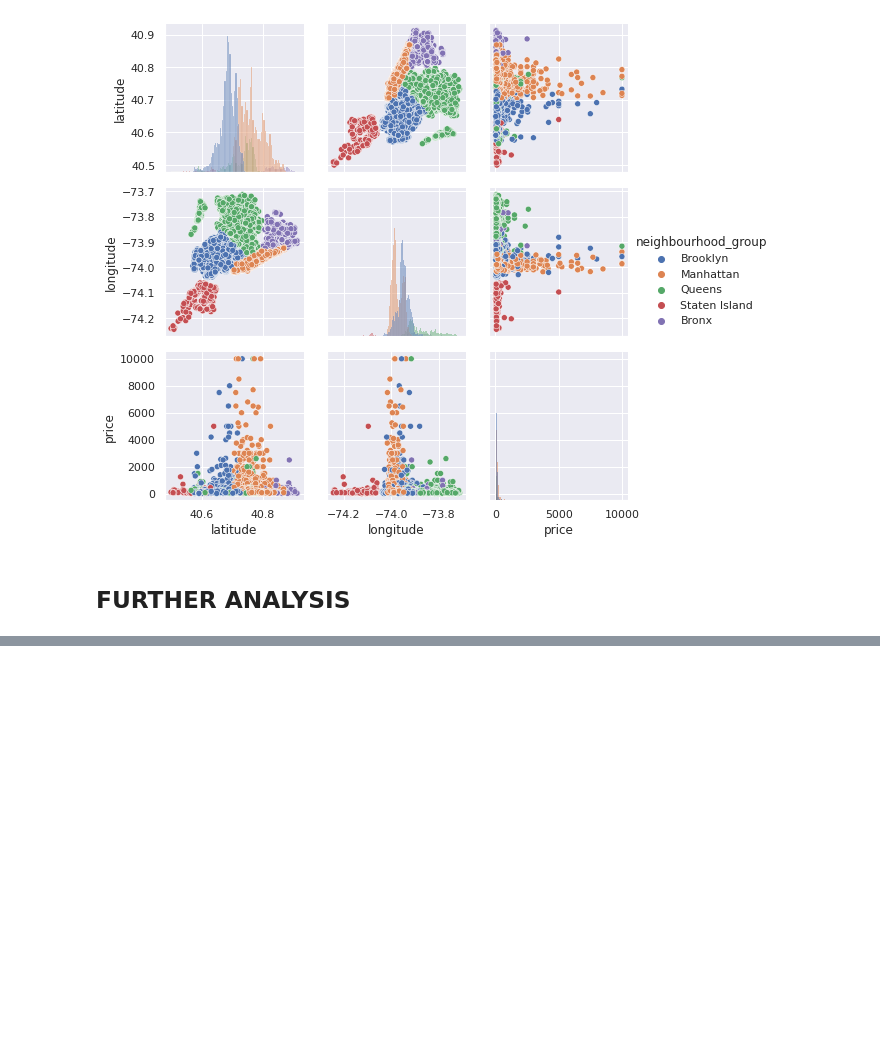
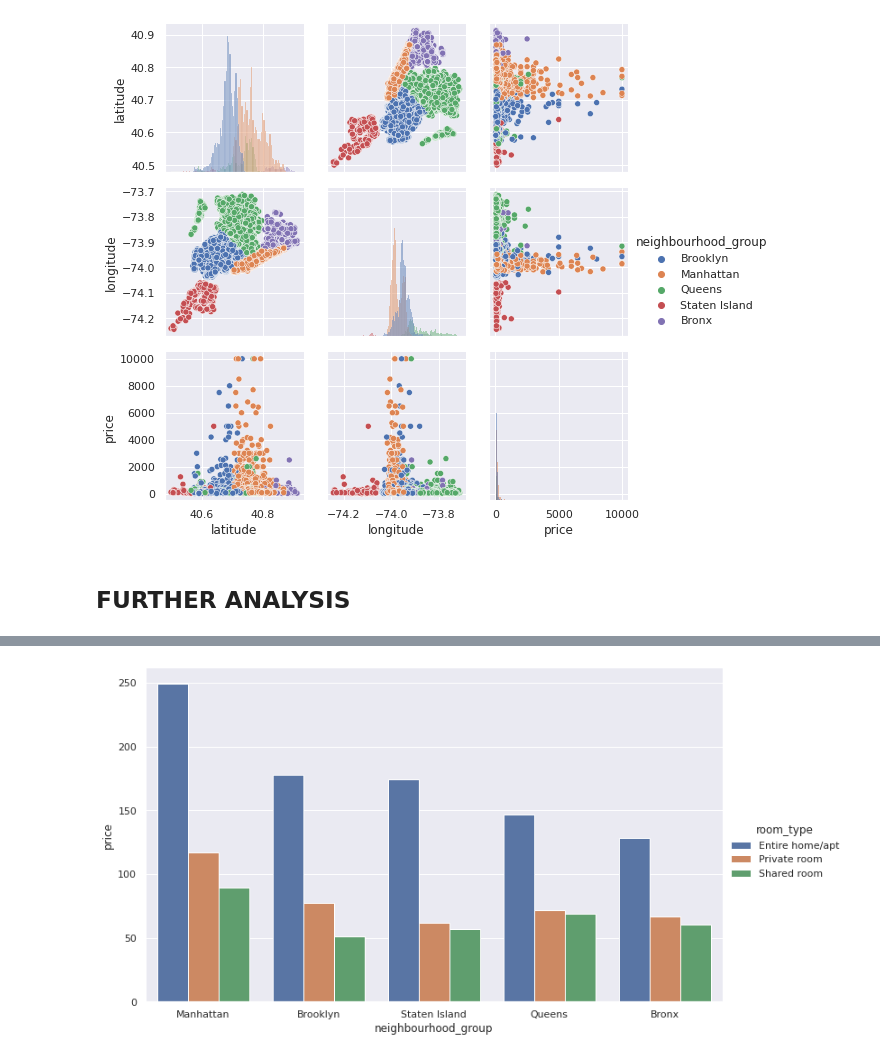
Before and after one commit to jgayosof/11.exploratory-data-analysis-proyect-tutorial, a Jupyter notebook: src/explore.ipynb, the cells around one changed output, grey strips where cells are left out. Drawn from its saved outputs; the diff is of its cells as text; code cells hidden in the pictures; blank space fills up the shorter version.

```diff
--- a/src/explore.ipynb
+++ b/src/explore.ipynb
@@ -387,15 +428,8 @@ ValueError: Image size of 145368x216 pixels is too large. It must be less than 2
 # %%
-'''
-df_price.head()
-plt.figure(figsize=(12,8))
-df = df_price[df_price['minimum_nights']==1]
-df1 = df.groupby(['room_type','neighbourhood_group'])['price'].mean().sort_values(ascending=True)
-df1.plot(kind='bar')
-plt.title('Average Price for rooms in neighbourhood group')
-plt.ylabel('Average Daily Price')
-plt.xlabel('Neighbourhood Group')
-plt.show()
+print(f'PRICE vs ROOM_TYPE in NEIGHBOURHOOD_GROUP ANALYSIS')
+
+df_rt_ng = df.groupby(['room_type','neighbourhood_group'])['price'].mean().round().sort_values(ascending=False)
+
 print('List of Average Price per night based on the neighbourhood group')
-pd.DataFrame(df1).sort_values(by='room_type')
-'''
+pd.DataFrame(df_rt_ng).sort_values(by='room_type')
 # %% [output]
@@ -402,0 +455,6 @@ pd.DataFrame(df1).sort_values(by='room_type')
+# %%
+df_summary = df_rt_ng.reset_index()
+sns.catplot(x="neighbourhood_group", y="price", hue="room_type", kind="bar", height=6, aspect=10/6, data=df_summary, )
+plt.show()
+# %% [output]
+[figure, added]
```
Also changed, not shown: parts of 11 cells of this notebook, 1 other file.
